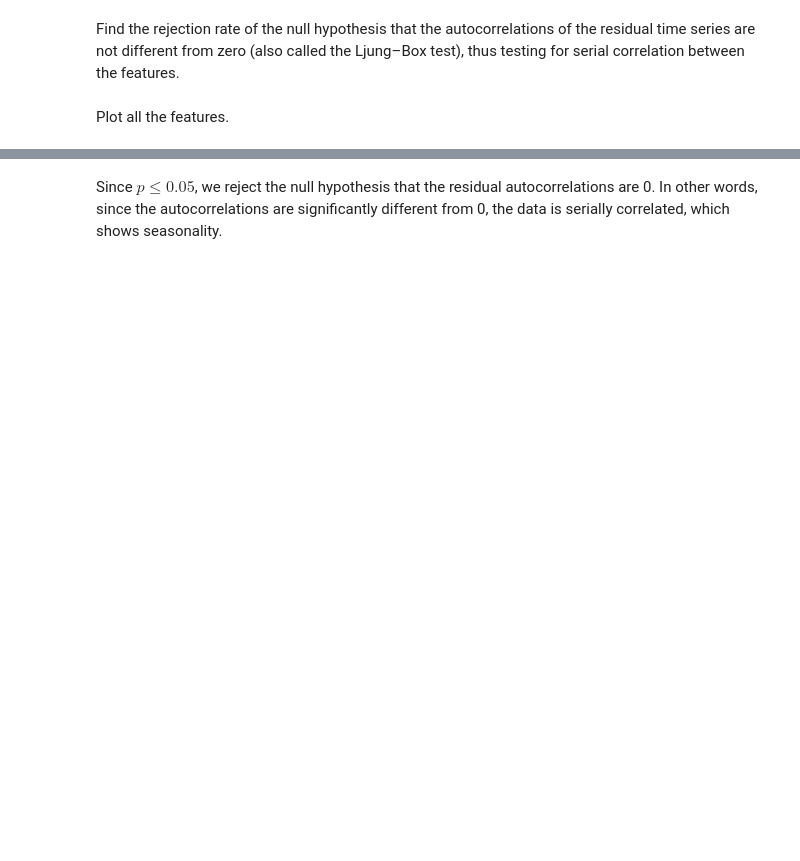
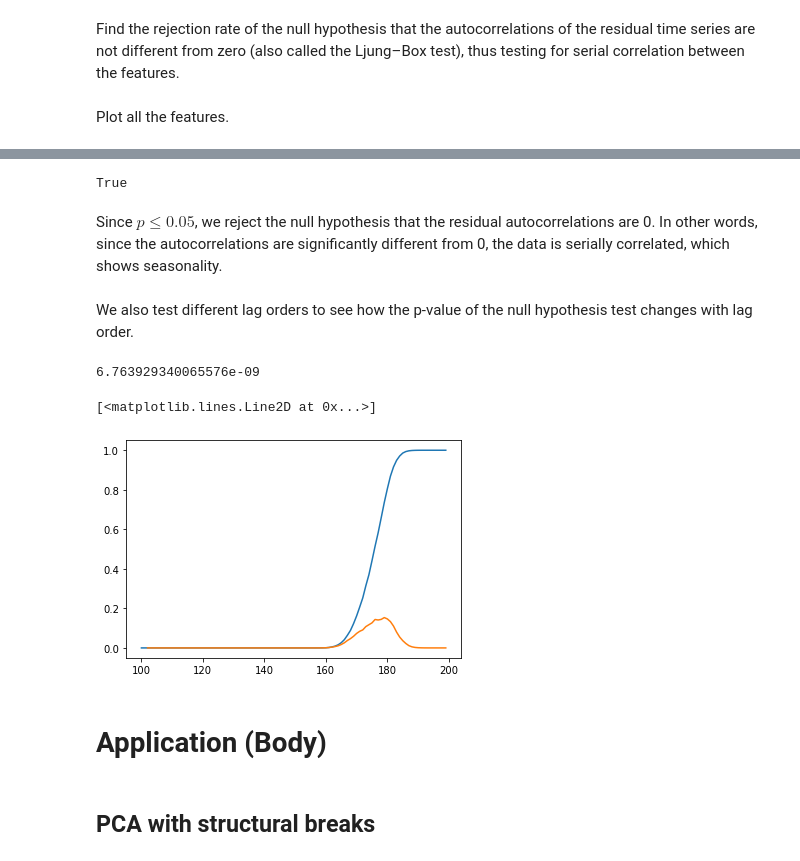
Before and after one commit to gituxedo/stat198finalproject, a Jupyter notebook: Final-Project.ipynb, the cells around one changed output, grey strips where cells are left out. Cells and saved outputs as stored; diff of their text form; code cells hidden in the pictures; blank space fills up the shorter version.

```diff
--- a/Final-Project.ipynb
+++ b/Final-Project.ipynb
@@ -154,19 +235,24 @@ resid_test_10.summary()
 # %%
-resid_test_10.pvalue <= 0.05
+resid_test_7.pvalue <= 0.05
+# %% [output]
+True
 # %% [markdown]
 Since $p \leq 0.05$, we reject the null hypothesis that the residual autocorrelations are 0. In other words, since the autocorrelations are significantly different from 0, the data is serially correlated, which shows seasonality.
+# %% [markdown]
+We also test different lag orders to see how the p-value of the null hypothesis test changes with lag order.
+# %%
+# test for appropriate range
+results_test = results_7
+resid_test = var_model.VARResults.test_whiteness(results_test, nlags=150, signif=0.05, adjusted=False)
+resid_test.pvalue
+# %% [output]
+6.763929340065576e-09
 # %%
-rejection_10 = np.array([])
-for j in range(1, int(N/n)):
-    test_fred = normalized_fred7
-    model = VAR(test_fred.astype(float))
-    results = model.fit(p, method = "ols")
-    resid_test = var_model.VARResults.test_whiteness(results, nlags=250, signif=0.05, adjusted=False)
-    rejection_10 = np.append(rejection_10, resid_test.pvalue)
-rejection_10
-
-rejection_CDF = pd.Series([var_model.VARResults.test_whiteness(results, nlags=i, signif=0.05, adjusted=False).pvalue for i in range(200, 300)])
+rejection_CDF = pd.Series([var_model.VARResults.test_whiteness(results_test, nlags=i, signif=0.05, adjusted=False).pvalue for i in range(100, 200)])
 rejection_PDF = rejection_CDF - rejection_CDF.shift(2)
 # var_model.VARResults.test_whiteness?
-# plt.plot(range(200, 300), rejection_CDF)
-plt.plot(range(200, 300), rejection_PDF)
+plt.plot(range(100, 200), rejection_CDF)
+plt.plot(range(100, 200), rejection_PDF)
+# %% [output]
+[<matplotlib.lines.Line2D at 0x...>]
+[figure, added]
@@ -195,0 +259,4 @@ rejection_rate_df
+# %% [markdown]
+# Application (Body)
+# %% [markdown]
+## PCA with structural breaks
```
Also changed, not shown: parts of 57 cells of this notebook.
